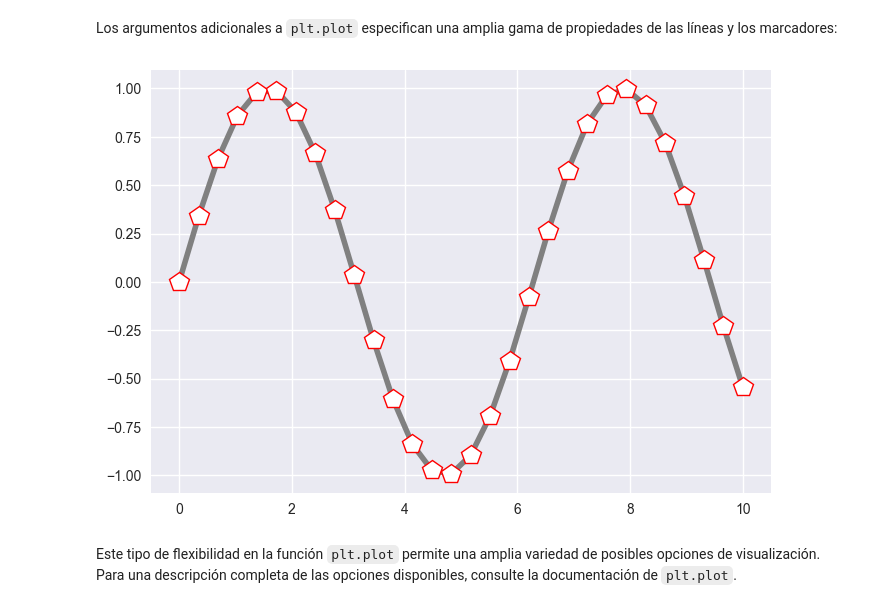
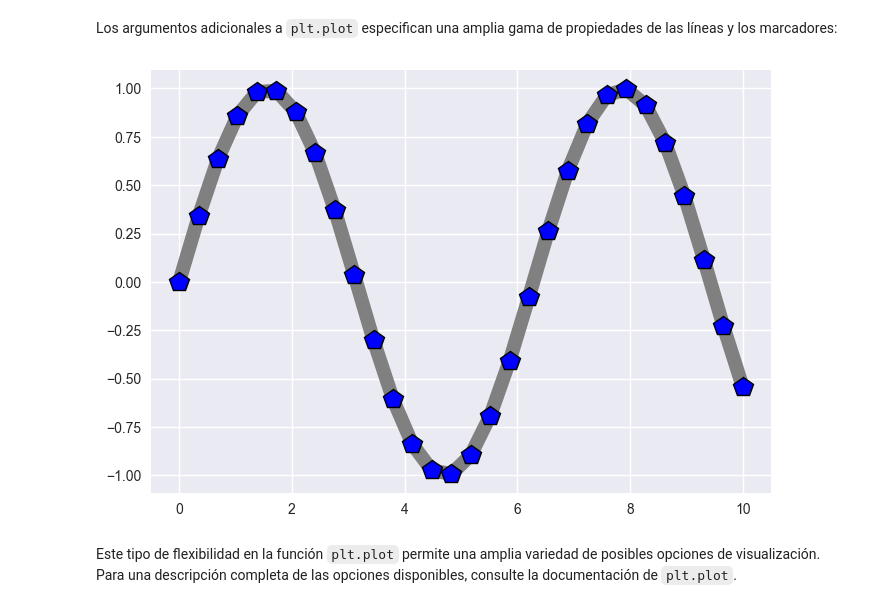
Before and after one commit to angelrodnah/2309_dsft_thebridge, a Jupyter notebook: 2-Data_Analysis/6-Visualización/1-Matplotlib/Viz1-Matplotlib_2_Lineas_scatter_plots.ipynb, the cells around one changed output. Saved outputs shown, nothing was run; the diff lists cells and outputs as text; code cells hidden in the pictures.

```diff
--- a/2-Data_Analysis/6-Visualización/1-Matplotlib/Viz1-Matplotlib_2_Lineas_scatter_plots.ipynb
+++ b/2-Data_Analysis/6-Visualización/1-Matplotlib/Viz1-Matplotlib_2_Lineas_scatter_plots.ipynb
@@ -239,13 +239,13 @@ Los argumentos adicionales a ``plt.plot`` especifican una amplia gama de propied
 # %%
 plt.plot(x, y, '-p',
         color='gray',
-        linewidth = 4,
+        linewidth = 10,
         markersize = 15,
-        markerfacecolor = 'white',
-        markeredgecolor = 'red',
+        markerfacecolor = 'blue',
+        markeredgecolor = 'black',
         markeredgewidth = 1);
 # %% [output]
-[figure, old version]
+[figure, new version]
 # %% [markdown]
 Este tipo de flexibilidad en la función ``plt.plot`` permite una amplia variedad de posibles opciones de visualización.
 Para una descripción completa de las opciones disponibles, consulte la documentación de ``plt.plot``.
```
Also changed, not shown: parts of 1 cell of this notebook, 2 other files.
